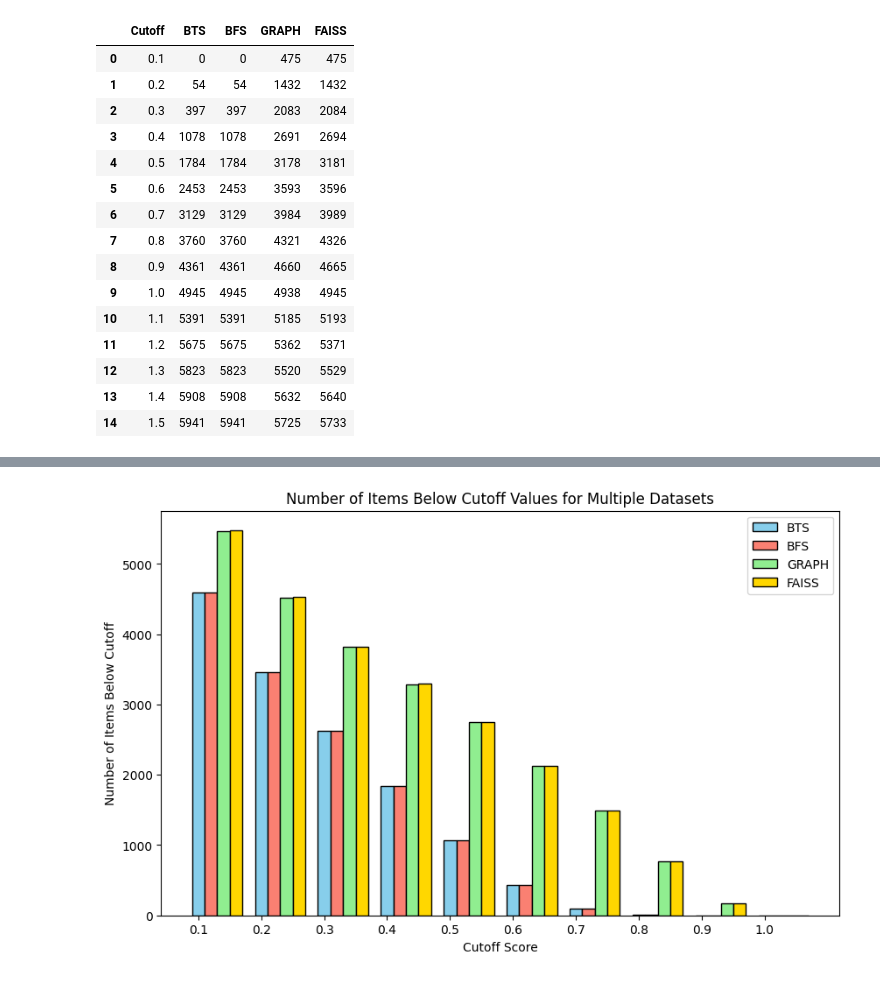
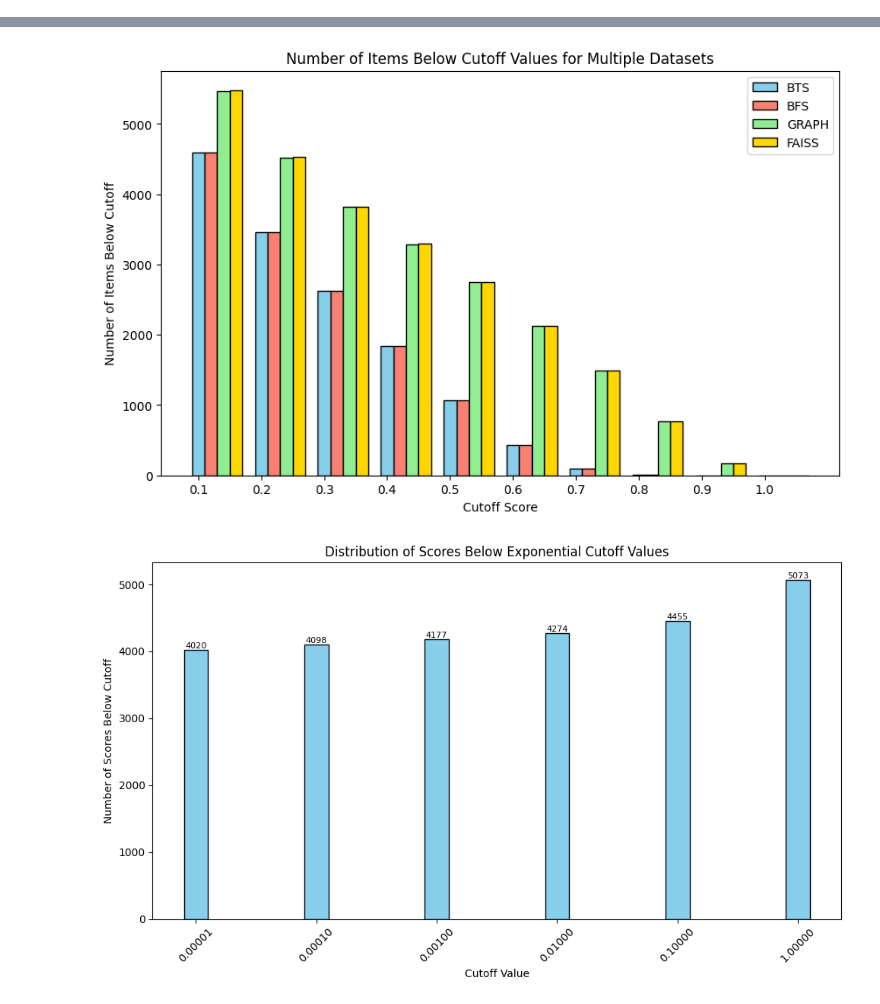
Before and after one commit to sakshmenon/PLM, a Jupyter notebook: Data Visualizing/5 Way Venn Plots/5 Venn Rep.ipynb, the cells around one changed output, grey strips where cells are left out. Drawn from its saved outputs; the diff is of its cells as text; code cells hidden in the pictures.

```diff
--- a/Data Visualizing/5 Way Venn Plots/5 Venn Rep.ipynb
+++ b/Data Visualizing/5 Way Venn Plots/5 Venn Rep.ipynb
@@ -86,6 +15,0 @@ plot_multiple_score_distributions(1.1, bts_df['Conf'], bfs_df['Conf'], graph_df[
-# %%
-table1 = []
-for i in np.arange(0.1, 1.1, 0.1):
-    table1.append({'Cutoff': i, 'BTS' : len(bts_df[bts_df['Conf'] < i]), 'BFS' : len(bfs_df[bfs_df['Conf'] < i]),
-     'GRAPH' : len(graph_df[graph_df['Conf'] < i]), 'FAISS' : len(faiss_df[faiss_df['Conf'] < i])})
-pd.DataFrame(table1)
@@ -104,26 +16,3 @@ pd.DataFrame(table1)
-# %%
-table1 = []
-for i in np.arange(0.1, 1.6, 0.1):
-    table1.append({'Cutoff': i, 'BTS' : len(bts_df[bts_df['Score'] < i]), 'BFS' : len(bfs_df[bfs_df['Score'] < i]),
-     'GRAPH' : len(graph_df[graph_df['Score'] < i]), 'FAISS' : len(faiss_df[faiss_df['Score'] < i])})
-pd.DataFrame(table1)
-# %% [output]
-|  | Cutoff | BTS | BFS | GRAPH | FAISS |
-| 0 | 0.1 | 0 | 0 | 475 | 475 |
-| 1 | 0.2 | 54 | 54 | 1432 | 1432 |
-| 2 | 0.3 | 397 | 397 | 2083 | 2084 |
-| 3 | 0.4 | 1078 | 1078 | 2691 | 2694 |
-| 4 | 0.5 | 1784 | 1784 | 3178 | 3181 |
-| 5 | 0.6 | 2453 | 2453 | 3593 | 3596 |
-| 6 | 0.7 | 3129 | 3129 | 3984 | 3989 |
-| 7 | 0.8 | 3760 | 3760 | 4321 | 4326 |
-| 8 | 0.9 | 4361 | 4361 | 4660 | 4665 |
-| 9 | 1.0 | 4945 | 4945 | 4938 | 4945 |
-| 10 | 1.1 | 5391 | 5391 | 5185 | 5193 |
-| 11 | 1.2 | 5675 | 5675 | 5362 | 5371 |
-| 12 | 1.3 | 5823 | 5823 | 5520 | 5529 |
-| 13 | 1.4 | 5908 | 5908 | 5632 | 5640 |
-| 14 | 1.5 | 5941 | 5941 | 5725 | 5733 |
 # %%
 def f_ext(file):
     with open(file, 'r') as f:
@@ -159,6 +48,7 @@ def plot_multiple_score_distributions(cutoff, conf_flag, *data_lists):
     # Define cutoff values from 0.1 to 1.5 with increments of 0.1
     cutoff_values = np.arange(0.1, cutoff, 0.1)
     labels = ['BTS', 'BFS', 'GRAPH', 'FAISS']
+
 
     # Colors for each dataset
     colors = ["skyblue", "salmon", "lightgreen", "gold"]
@@ -171,31 +61,78 @@ def plot_multiple_score_distributions(cutoff, conf_flag, *data_lists):
             counts = [np.sum(np.array(data) >= cutoff) for cutoff in cutoff_values]
         else:
             counts = [np.sum(np.array(data) <= cutoff) for cutoff in cutoff_values]
 
         # Plot the histogram for this list
         plt.bar(cutoff_values + i * 0.02, counts, width=0.02, color=colors[i % len(colors)],
                 edgecolor="black", align="center", label=labels[i])
 
     # Set plot labels and title
     plt.xlabel("Cutoff Score")
     plt.ylabel("Number of Items Below Cutoff")
     plt.title("Number of Items Below Cutoff Values for Multiple Datasets")
     plt.xticks(cutoff_values)
     plt.legend()
     plt.show()
 
+def plot_exponential_cutoff_distribution(scores):
+    # Define exponential cutoff values from 0.00001 to 1
+    cutoff_values = np.logspace(-5, 0, num=6)
+
+    # Calculate the number of items below each cutoff
+    counts = [np.sum(np.array(scores) < cutoff) for cutoff in cutoff_values]
+
+    # Plot the histogram
+    plt.figure(figsize=(10, 6))
+    plt.bar(range(len(cutoff_values)), counts, width=0.2, color='skyblue', edgecolor='black')
+
+    # Customize plot
+    plt.xticks(range(len(cutoff_values)), [f"{val:.5f}" for val in cutoff_values], rotation=45)
+    plt.xlabel("Cutoff Value")
+    plt.ylabel("Number of Scores Below Cutoff")
+    plt.title("Distribution of Scores Below Exponential Cutoff Values")
+
+    # Annotate each bar with the count value
+    for i, count in enumerate(counts):
+        plt.text(i, count + 0.5, str(count), ha='center', va='bottom', fontsize=8)
+
+    plt.tight_layout()
+    plt.show()
+
+
+with open(" baker2fission.e1.txt") as fileobj:
+    content = fileobj.read()
+    lines = content.split('\n')
+
+linewise = []
+queries = []
+for line in lines[:-1]:
+    ph = line.split('\t')
+    queries.append(ph[0])
+    linewise.append({'Query' : ph[0], 'Ref' : ph[1], 'Score' : eval(ph[-2])})
+
+df = pd.DataFrame(linewise)
+set_dict = []
+for query in set(queries):
+    temp = df[df['Query'] == query].sort_values('Score')
+    temp = temp.iloc[0][['Query', 'Ref', 'Score']].to_dict()
+    set_dict.append(temp)
+
+e_df = pd.DataFrame(set_dict)
+
 faiss_json = "/Users/sakshmenon/Desktop/PLM/Data Visualizing/5 Way Venn Plots/faiss_top10.json"
 graph_json = "/Users/sakshmenon/Desktop/PLM/Data Visualizing/5 Way Venn Plots/graph_top10.json"
 bts_json = "/Users/sakshmenon/Desktop/PLM/Data Visualizing/5 Way Venn Plots/bts_top10.json"
 bfs_json = "/Users/sakshmenon/Desktop/PLM/Data Visualizing/5 Way Venn Plots/bfs_top10.json"
 
 faiss_df = f_ext(faiss_json)
 graph_df = f_ext(graph_json)
 bts_df = f_ext(bts_json)
 bfs_df = f_ext(bfs_json)
 
-plot_multiple_score_distributions(1.5, 0,  bts_df['Score'], bfs_df['Score'], graph_df['Score'], faiss_df['Score'])
+plot_multiple_score_distributions(1.5, 0, bts_df['Score'], bfs_df['Score'], graph_df['Score'], faiss_df['Score'])
 plot_multiple_score_distributions(1.1, 1, bts_df['Conf'], bfs_df['Conf'], graph_df['Conf'], faiss_df['Conf'])
+plot_exponential_cutoff_distribution(e_df['Score'])
 # %% [output]
 [figure]
 [figure]
+[figure, added]
```
Also changed, not shown: parts of 16 cells of this notebook, 27 other files.
